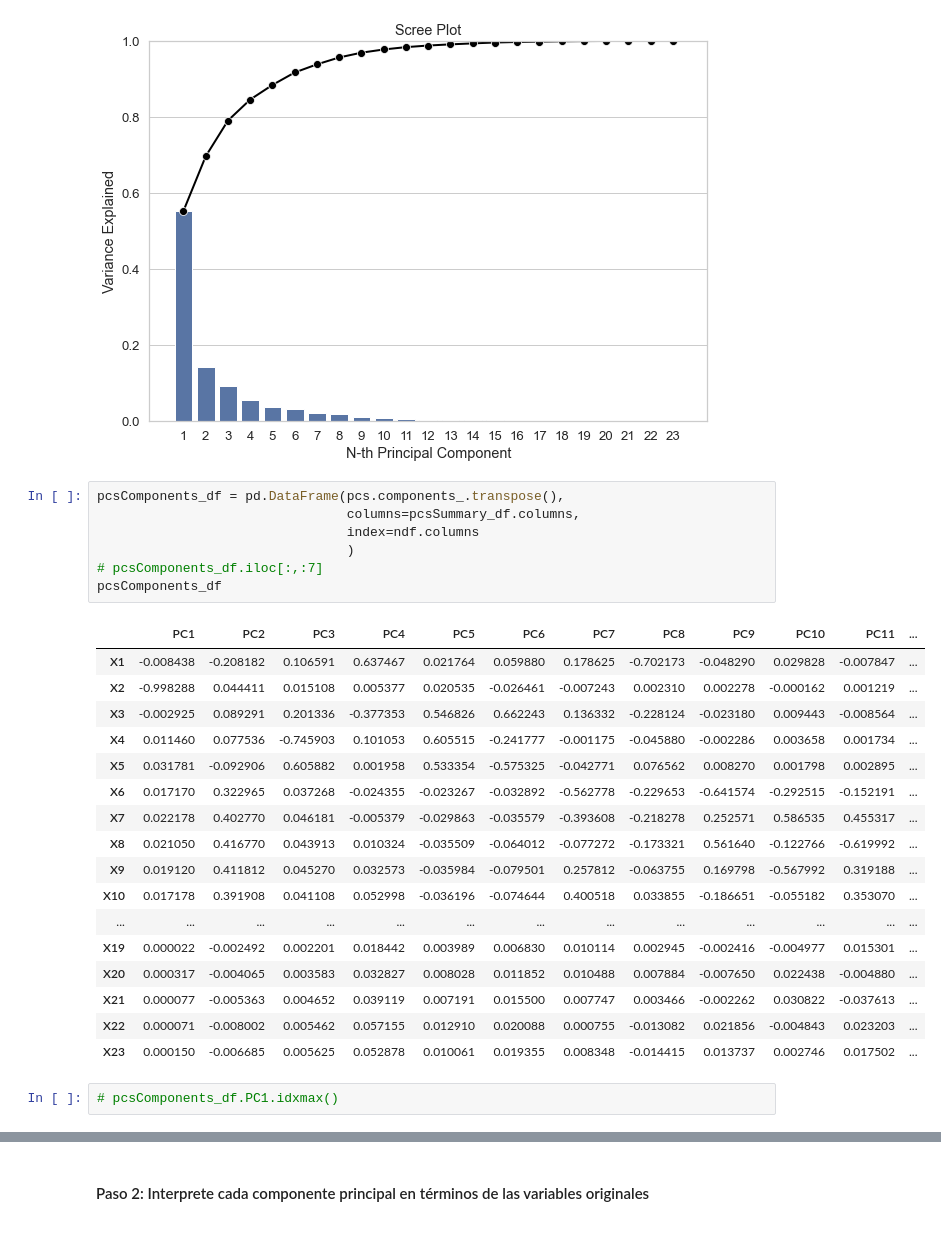
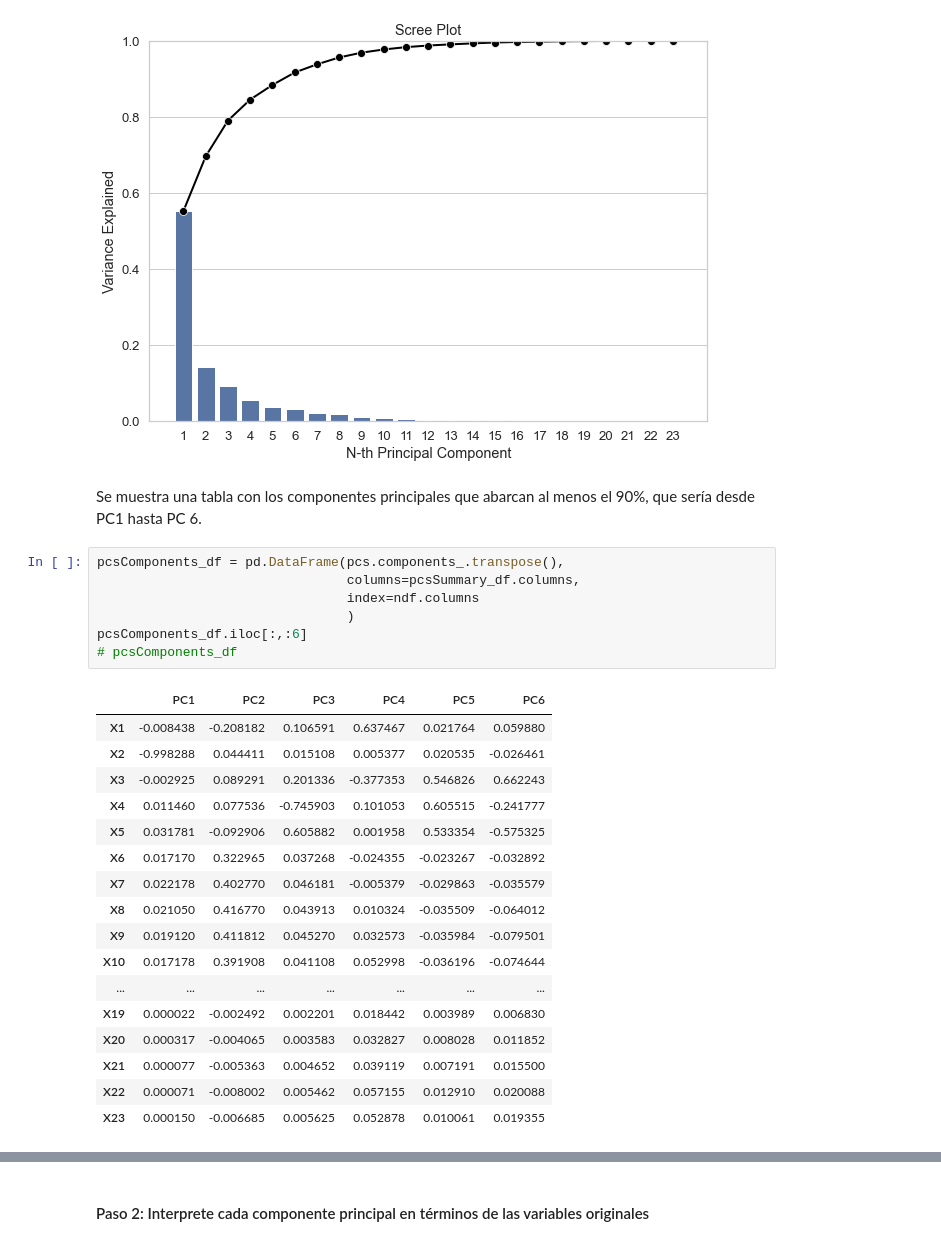
Before and after one commit to PosgradoMNA/actividades-del-projecto-equipo_24, a Jupyter notebook: Semana4_Actividad1.ipynb, the cells around one changed output, grey strips where cells are left out. Saved outputs shown, nothing was run; the diff lists cells and outputs as text.

```diff
--- a/Semana4_Actividad1.ipynb
+++ b/Semana4_Actividad1.ipynb
@@ -155,30 +161,30 @@ plt.ylim(0, 1)
 plt.show()
 # %% [output]
 [figure]
+# %% [markdown]
+Se muestra una tabla con los componentes principales que abarcan al menos el 90%, que sería desde PC1 hasta PC 6.
 # %%
 pcsComponents_df = pd.DataFrame(pcs.components_.transpose(),
                                 columns=pcsSummary_df.columns,
                                 index=ndf.columns
                                 )
-# pcsComponents_df.iloc[:,:7]
-pcsComponents_df
+pcsComponents_df.iloc[:,:6]
+# pcsComponents_df
 # %% [output]
-|  | PC1 | PC2 | PC3 | PC4 | PC5 | PC6 | PC7 | PC8 | PC9 | PC10 | PC11 | ... |
-| X1 | -0.008438 | -0.208182 | 0.106591 | 0.637467 | 0.021764 | 0.059880 | 0.178625 | -0.702173 | -0.048290 | 0.029828 | -0.007847 | ... |
-| X2 | -0.998288 | 0.044411 | 0.015108 | 0.005377 | 0.020535 | -0.026461 | -0.007243 | 0.002310 | 0.002278 | -0.000162 | 0.001219 | ... |
-| X3 | -0.002925 | 0.089291 | 0.201336 | -0.377353 | 0.546826 | 0.662243 | 0.136332 | -0.228124 | -0.023180 | 0.009443 | -0.008564 | ... |
-| X4 | 0.011460 | 0.077536 | -0.745903 | 0.101053 | 0.605515 | -0.241777 | -0.001175 | -0.045880 | -0.002286 | 0.003658 | 0.001734 | ... |
-| X5 | 0.031781 | -0.092906 | 0.605882 | 0.001958 | 0.533354 | -0.575325 | -0.042771 | 0.076562 | 0.008270 | 0.001798 | 0.002895 | ... |
-| X6 | 0.017170 | 0.322965 | 0.037268 | -0.024355 | -0.023267 | -0.032892 | -0.562778 | -0.229653 | -0.641574 | -0.292515 | -0.152191 | ... |
-| X7 | 0.022178 | 0.402770 | 0.046181 | -0.005379 | -0.029863 | -0.035579 | -0.393608 | -0.218278 | 0.252571 | 0.586535 | 0.455317 | ... |
-| X8 | 0.021050 | 0.416770 | 0.043913 | 0.010324 | -0.035509 | -0.064012 | -0.077272 | -0.173321 | 0.561640 | -0.122766 | -0.619992 | ... |
-| X9 | 0.019120 | 0.411812 | 0.045270 | 0.032573 | -0.035984 | -0.079501 | 0.257812 | -0.063755 | 0.169798 | -0.567992 | 0.319188 | ... |
-| X10 | 0.017178 | 0.391908 | 0.041108 | 0.052998 | -0.036196 | -0.074644 | 0.400518 | 0.033855 | -0.186651 | -0.055182 | 0.353070 | ... |
-| ... | ... | ... | ... | ... | ... | ... | ... | ... | ... | ... | ... | ... |
-| X19 | 0.000022 | -0.002492 | 0.002201 | 0.018442 | 0.003989 | 0.006830 | 0.010114 | 0.002945 | -0.002416 | -0.004977 | 0.015301 | ... |
-| X20 | 0.000317 | -0.004065 | 0.003583 | 0.032827 | 0.008028 | 0.011852 | 0.010488 | 0.007884 | -0.007650 | 0.022438 | -0.004880 | ... |
-| X21 | 0.000077 | -0.005363 | 0.004652 | 0.039119 | 0.007191 | 0.015500 | 0.007747 | 0.003466 | -0.002262 | 0.030822 | -0.037613 | ... |
-| X22 | 0.000071 | -0.008002 | 0.005462 | 0.057155 | 0.012910 | 0.020088 | 0.000755 | -0.013082 | 0.021856 | -0.004843 | 0.023203 | ... |
-| X23 | 0.000150 | -0.006685 | 0.005625 | 0.052878 | 0.010061 | 0.019355 | 0.008348 | -0.014415 | 0.013737 | 0.002746 | 0.017502 | ... |
+|  | PC1 | PC2 | PC3 | PC4 | PC5 | PC6 |
+| X1 | -0.008438 | -0.208182 | 0.106591 | 0.637467 | 0.021764 | 0.059880 |
+| X2 | -0.998288 | 0.044411 | 0.015108 | 0.005377 | 0.020535 | -0.026461 |
+| X3 | -0.002925 | 0.089291 | 0.201336 | -0.377353 | 0.546826 | 0.662243 |
+| X4 | 0.011460 | 0.077536 | -0.745903 | 0.101053 | 0.605515 | -0.241777 |
+| X5 | 0.031781 | -0.092906 | 0.605882 | 0.001958 | 0.533354 | -0.575325 |
+| X6 | 0.017170 | 0.322965 | 0.037268 | -0.024355 | -0.023267 | -0.032892 |
+| X7 | 0.022178 | 0.402770 | 0.046181 | -0.005379 | -0.029863 | -0.035579 |
+| X8 | 0.021050 | 0.416770 | 0.043913 | 0.010324 | -0.035509 | -0.064012 |
+| X9 | 0.019120 | 0.411812 | 0.045270 | 0.032573 | -0.035984 | -0.079501 |
+| X10 | 0.017178 | 0.391908 | 0.041108 | 0.052998 | -0.036196 | -0.074644 |
+| ... | ... | ... | ... | ... | ... | ... |
+| X19 | 0.000022 | -0.002492 | 0.002201 | 0.018442 | 0.003989 | 0.006830 |
+| X20 | 0.000317 | -0.004065 | 0.003583 | 0.032827 | 0.008028 | 0.011852 |
+| X21 | 0.000077 | -0.005363 | 0.004652 | 0.039119 | 0.007191 | 0.015500 |
+| X22 | 0.000071 | -0.008002 | 0.005462 | 0.057155 | 0.012910 | 0.020088 |
+| X23 | 0.000150 | -0.006685 | 0.005625 | 0.052878 | 0.010061 | 0.019355 |
-# %%
-# pcsComponents_df.PC1.idxmax()
```
Also changed, not shown: parts of 32 cells of this notebook, 1 other file.
